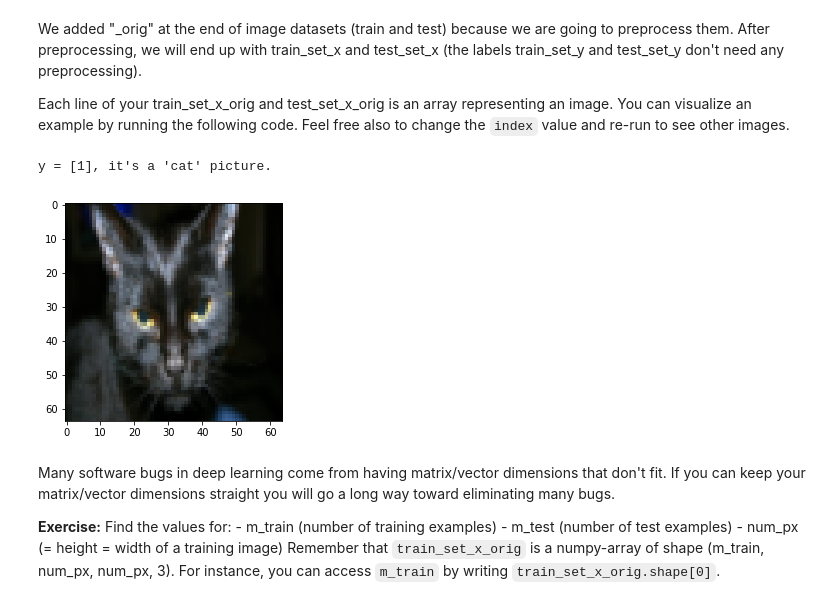
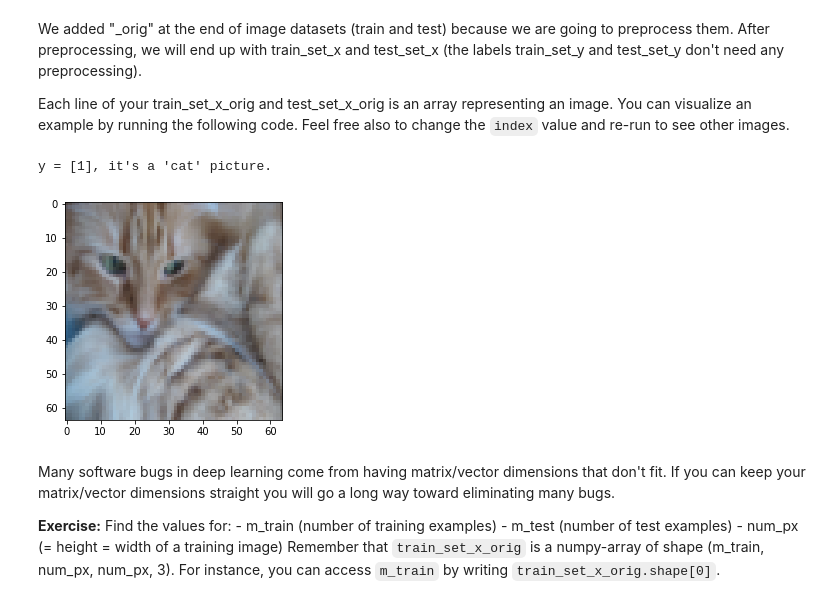
Before and after one commit to Ben-Yee/deeplearning_record, a Jupyter notebook: COURSE 1 Neural Networks and Deep Learning/Week 2/Logistic Regression as a Neural Network/Logistic Regression with a Neural Network mindset.ipynb, the cells around one changed output. Cells and saved outputs as stored; diff of their text form; code cells hidden in the pictures.

```diff
--- a/COURSE 1 Neural Networks and Deep Learning/Week 2/Logistic Regression as a Neural Network/Logistic Regression with a Neural Network mindset.ipynb
+++ b/COURSE 1 Neural Networks and Deep Learning/Week 2/Logistic Regression as a Neural Network/Logistic Regression with a Neural Network mindset.ipynb
@@ -50,12 +50,12 @@ We added "_orig" at the end of image datasets (train and test) because we are go
 Each line of your train_set_x_orig and test_set_x_orig is an array representing an image. You can visualize an example by running the following code. Feel free also to change the `index` value and re-run to see other images.
 # %%
 # Example of a picture
-index = 25
+index = 2
 plt.imshow(train_set_x_orig[index])
 print ("y = " + str(train_set_y[:, index]) + ", it's a '" + classes[np.squeeze(train_set_y[:, index])].decode("utf-8") +  "' picture.")
 # %% [output]
 y = [1], it's a 'cat' picture.
-[figure, old version]
+[figure, new version]
 # %% [markdown]
 Many software bugs in deep learning come from having matrix/vector dimensions that don't fit. If you can keep your matrix/vector dimensions straight you will go a long way toward eliminating many bugs.
 
```
Also changed, not shown: parts of 8 cells of this notebook.
